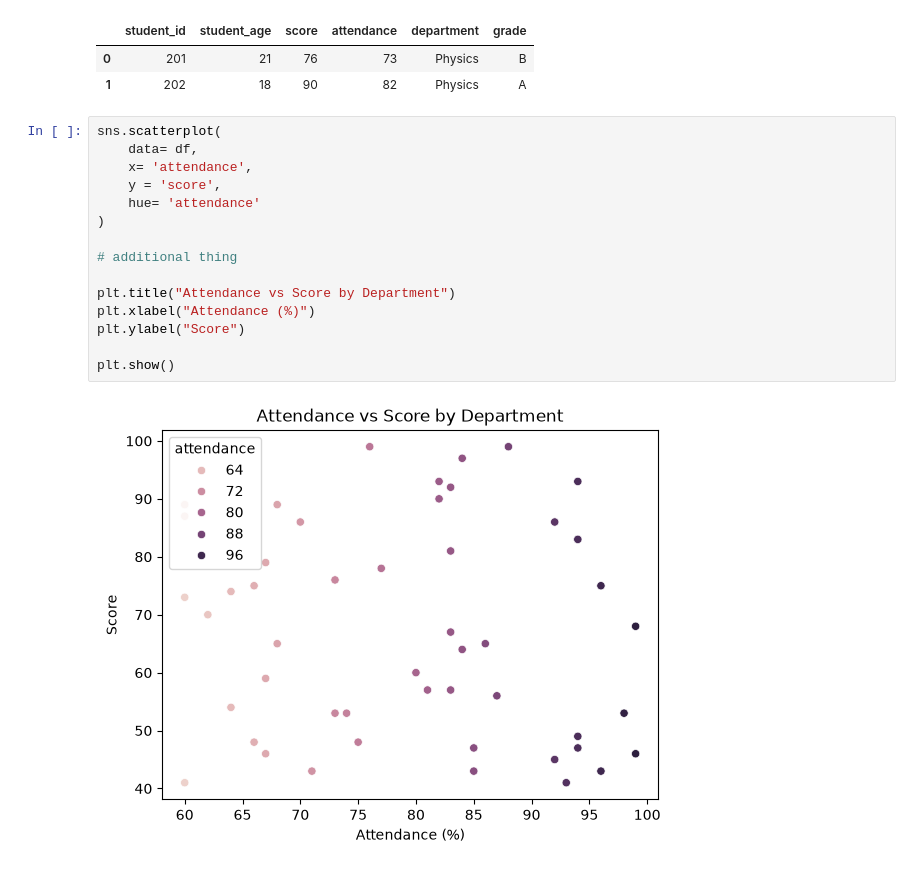
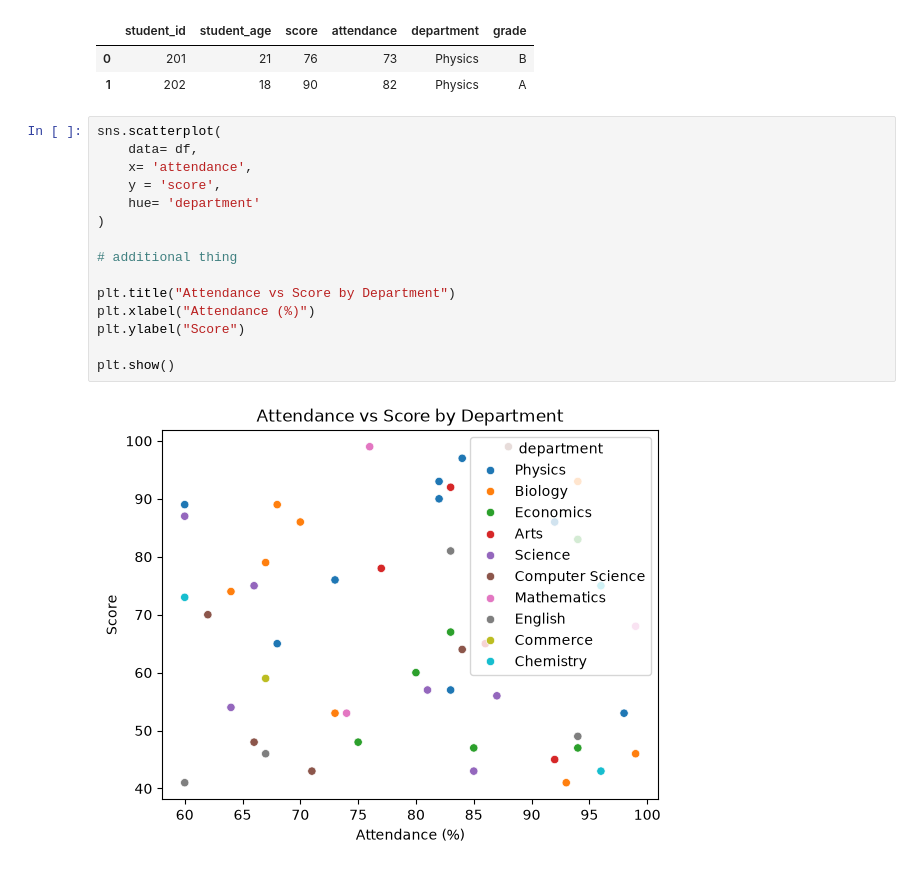
Before and after one commit to shohan12727/AI-ML, a Jupyter notebook: Assignment/Ass-3/practise.ipynb, the cells around one changed output. Saved outputs shown, nothing was run; the diff lists cells and outputs as text.

```diff
--- a/Assignment/Ass-3/practise.ipynb
+++ b/Assignment/Ass-3/practise.ipynb
@@ -60,17 +60,17 @@ df.head(2)
 # %%
 sns.scatterplot(
     data= df,
     x= 'attendance',
     y = 'score',
-    hue= 'attendance'
+    hue= 'department'
 )
 
 # additional thing
 
 plt.title("Attendance vs Score by Department")
 plt.xlabel("Attendance (%)")
 plt.ylabel("Score")
 
 plt.show()
 # %% [output]
-[figure, old version]
+[figure, new version]
```
Also changed, not shown: parts of 5 cells of this notebook, 36 other files.
